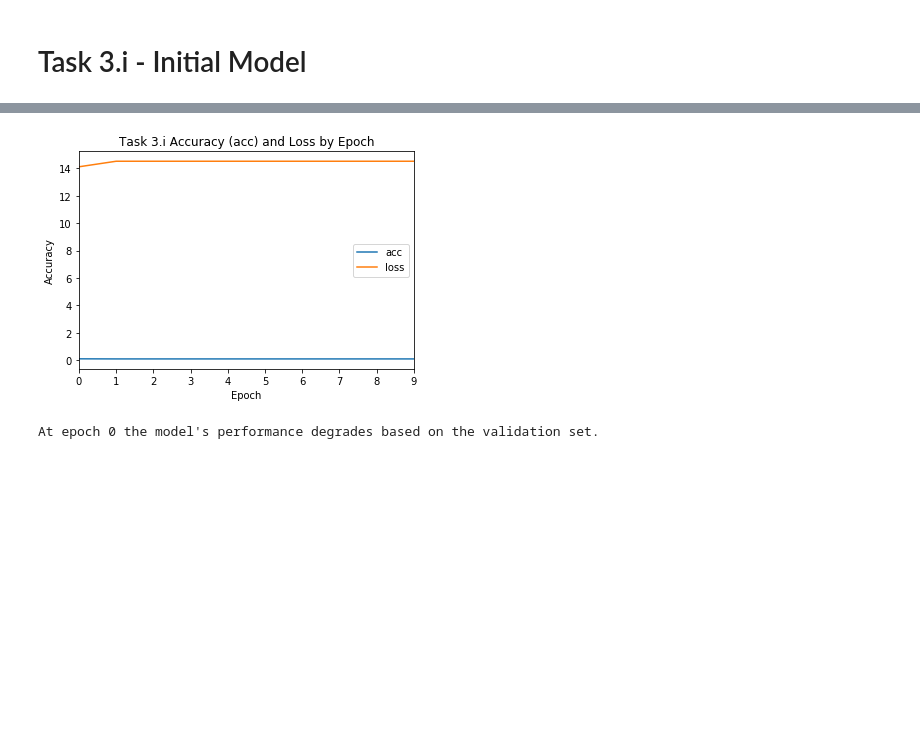
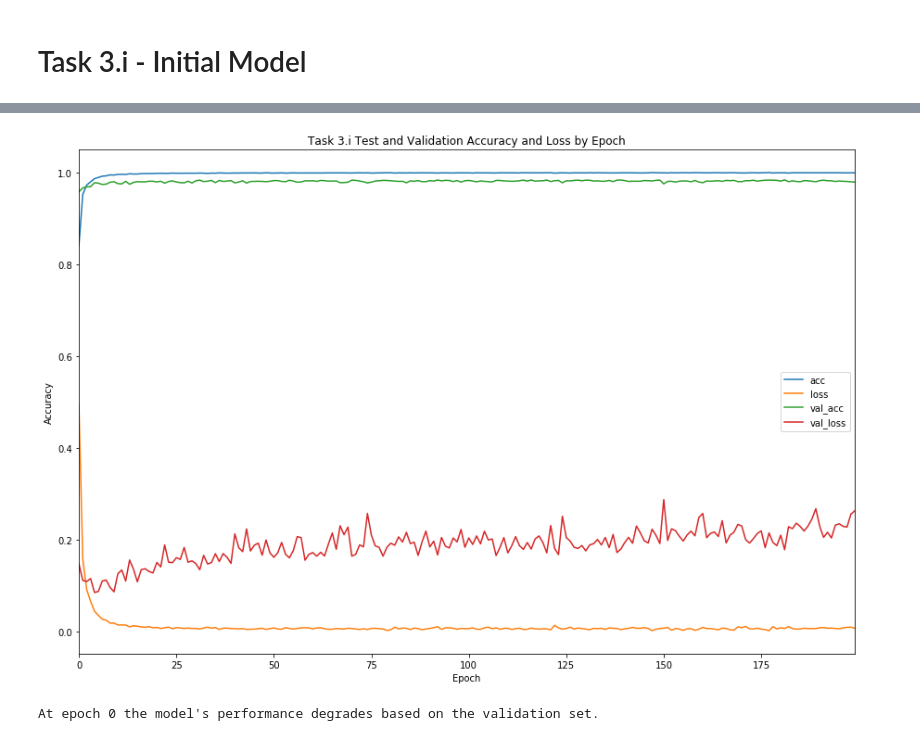
Before and after one commit to tamos/MACS30200proj, a Jupyter notebook: ProblemSets/PS3/PS3_TylerAmos.ipynb, the cells around one changed output, grey strips where cells are left out. Drawn from its saved outputs; the diff is of its cells as text; code cells hidden in the pictures; blank space fills up the shorter version.

Commit message:
adding latest, got first model done

```diff
--- a/ProblemSets/PS3/PS3_TylerAmos.ipynb
+++ b/ProblemSets/PS3/PS3_TylerAmos.ipynb
@@ -29,6 +29,10 @@ from keras.utils import to_categorical
 
 train_labels = to_categorical(train_labels)
 test_labels = to_categorical(test_labels)
+
+# Validation set is selected within the model
+# training (see below) with this fraction
+valid_frac = 10000/60000
 # %% [markdown]
 # Task 3
 # %% [markdown]
@@ -47,6 +51,9 @@ network_i.add(layers.Dense(10, activation='softmax'))
 network_i.compile(optimizer='rmsprop',
                 loss='categorical_crossentropy',
                 metrics=['accuracy'])
-history_training_i = network_i.fit(train_images, train_labels, epochs=10, batch_size=512)
+history_training_i = network_i.fit(train_images, train_labels,
+                                   validation_split = valid_frac,
+                                   epochs=200, verbose = 0,
+                                   batch_size=512)
 test_loss, test_acc = network_i.evaluate(test_images, test_labels)
 print('test_acc:', test_acc)
@@ -53,11 +63,11 @@ print('test_acc:', test_acc)
 # %%
 df = pd.DataFrame(history_training_i.history)
-df.plot()
-plt.title("Task 3.i Accuracy (acc) and Loss by Epoch")
+df.plot(figsize = (15,10))
+plt.title("Task 3.i Test and Validation Accuracy and Loss by Epoch")
 plt.ylabel("Accuracy")
 plt.xlabel("Epoch");
 # %% [output]
-[figure, old version]
+[figure, new version]
 # %%
 best_model = 0 # for now, need to figure way to identify
 
```
Also changed, not shown: parts of 1 cell of this notebook.
